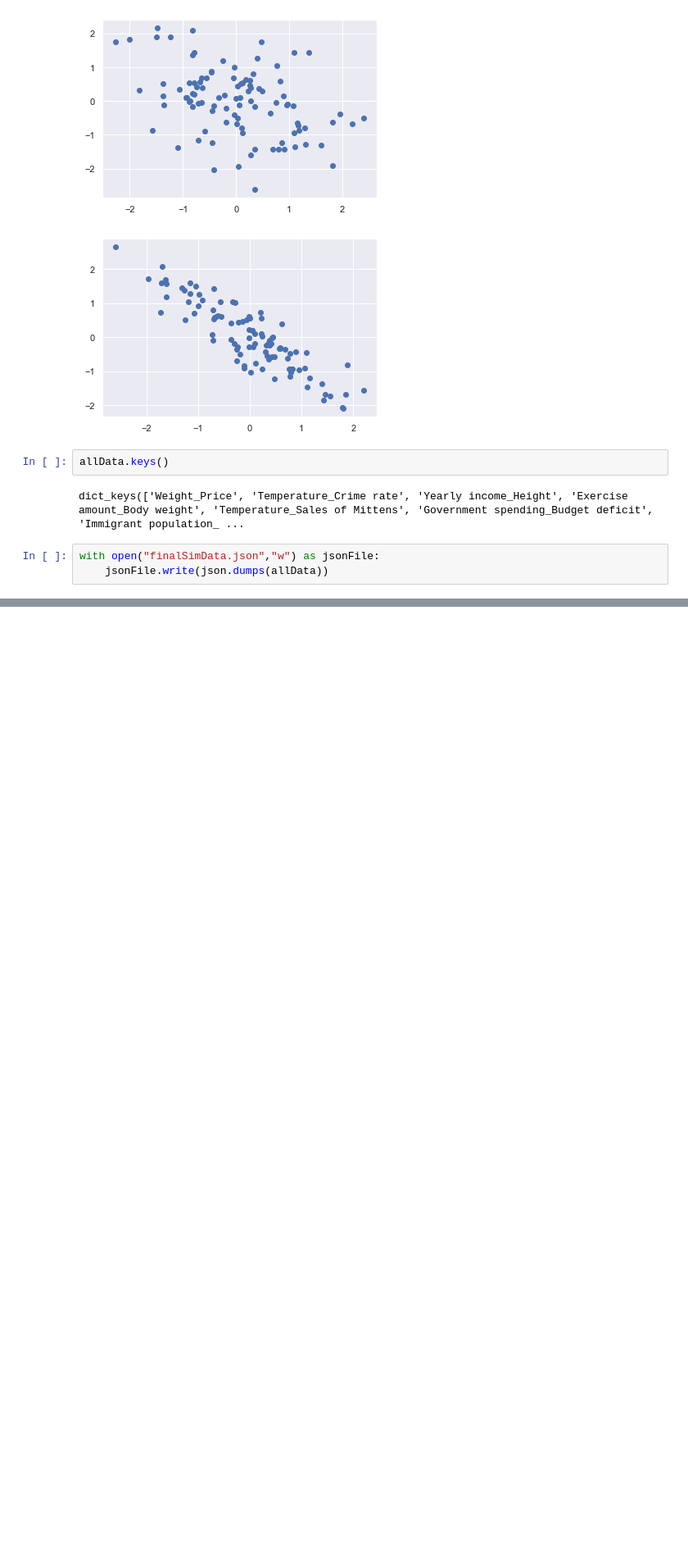
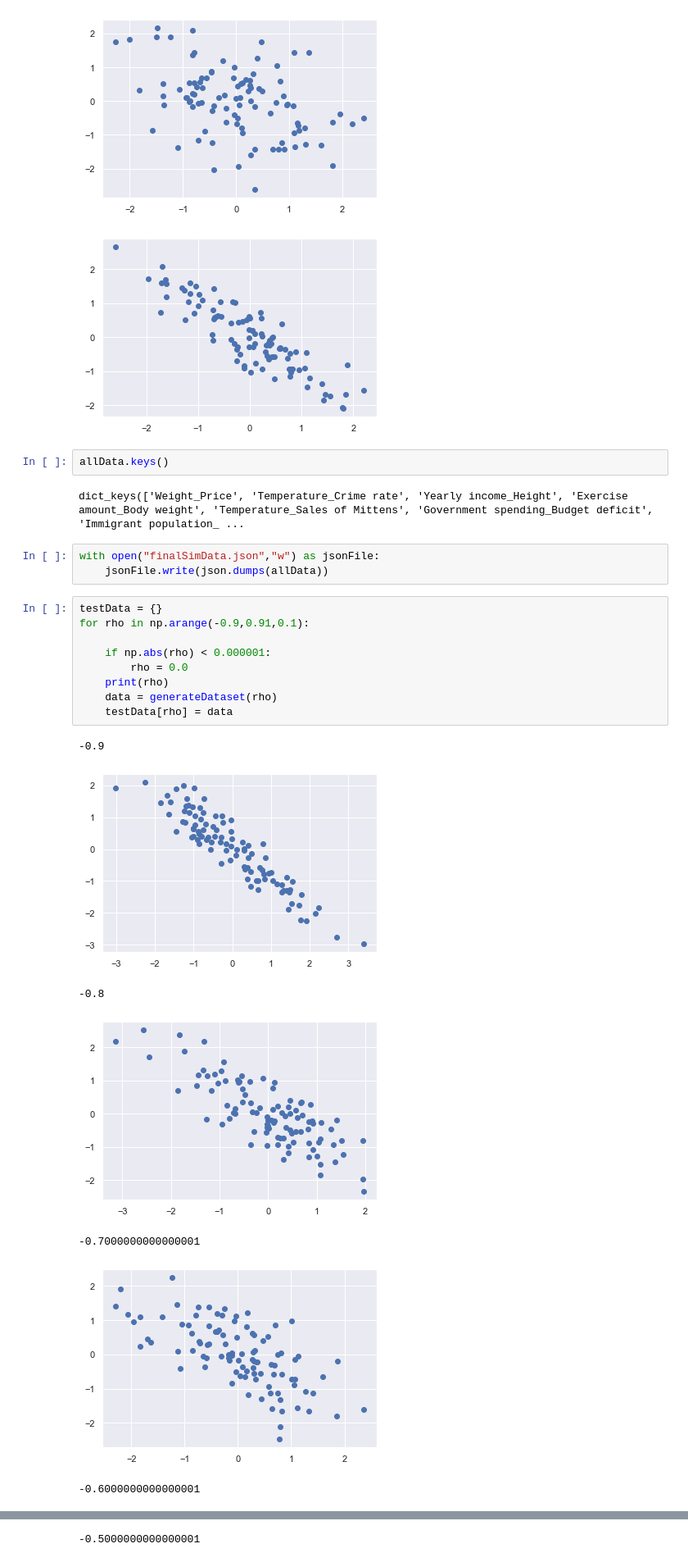
Before and after one commit to alireza116/newconfbias, a Jupyter notebook: public/data/Untitled.ipynb, the cells around one changed output, grey strips where cells are left out. Shown at 82% size. Saved outputs shown, nothing was run; the diff lists cells and outputs as text; blank space fills up the shorter version.

Commit message:
attention and test

```diff
--- a/public/data/Untitled.ipynb
+++ b/public/data/Untitled.ipynb
@@ -78,3 +78,20 @@ dict_keys(['Weight_Price', 'Temperature_Crime rate', 'Yearly income_Height', 'Ex
 # %%
 with open("finalSimData.json","w") as jsonFile:
     jsonFile.write(json.dumps(allData))
+# %%
+testData = {}
+for rho in np.arange(-0.9,0.91,0.1):
+
+    if np.abs(rho) < 0.000001:
+        rho = 0.0
+    print(rho)
+    data = generateDataset(rho)
+    testData[rho] = data
+# %% [output]
+-0.9
+[figure, added]
+-0.8
+[figure, added]
+-0.7000000000000001
+[figure, added]
+-0.6000000000000001
@@ -80,0 +99 @@ with open("finalSimData.json","w") as jsonFile:
+-0.5000000000000001
```
Also changed, not shown: parts of 2 cells of this notebook, 8 other files.
